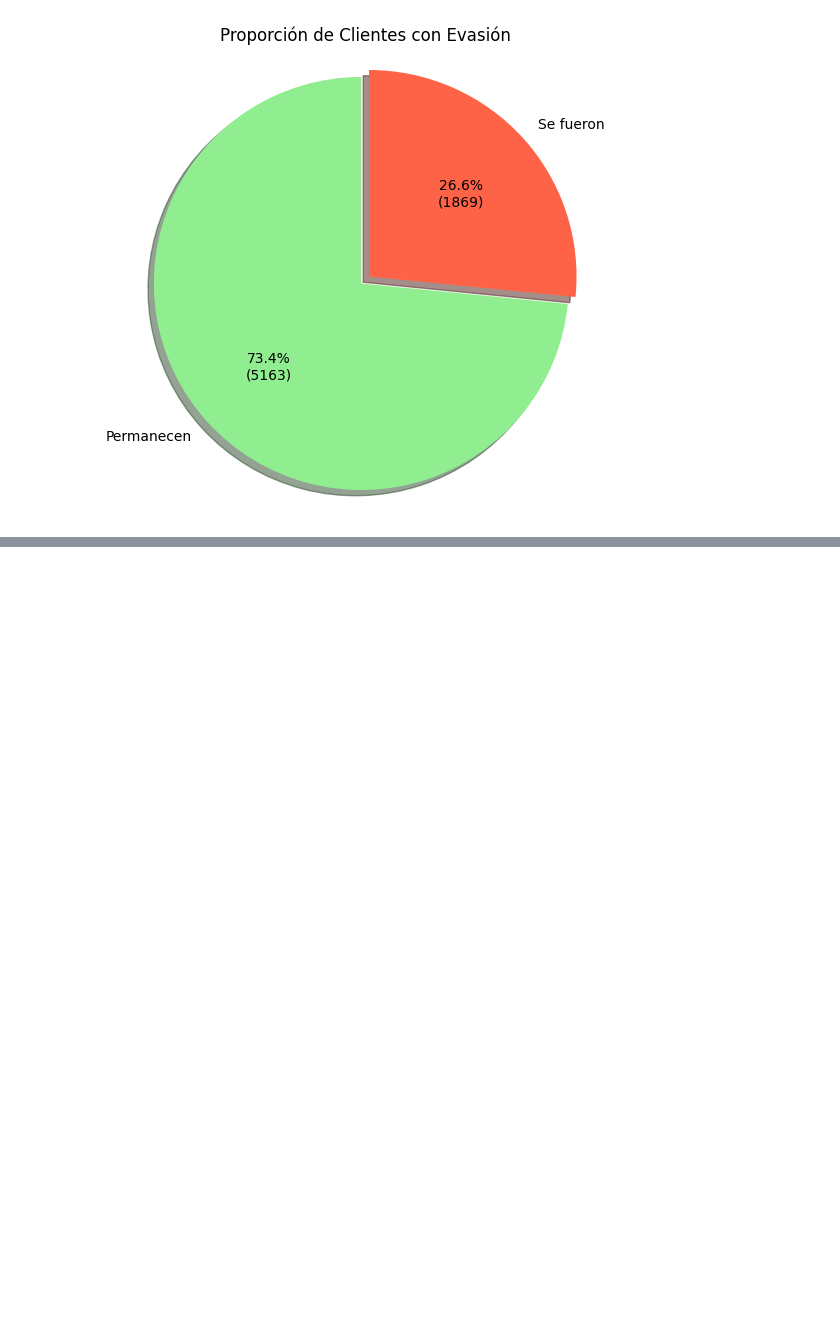
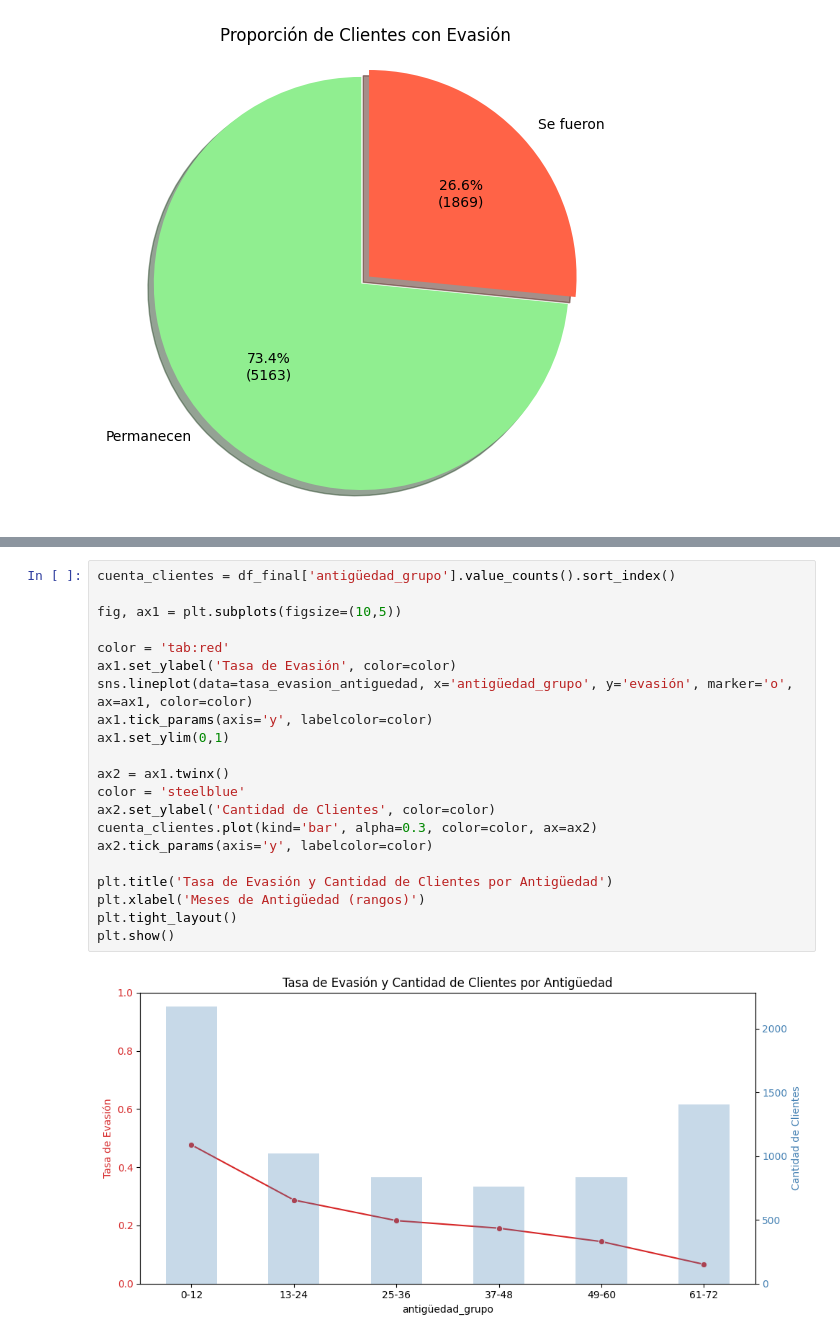
Before and after one commit to PRsant90/Challenge_datos_2, a Jupyter notebook: Challenge_Telecom_X_2.ipynb, the cells around one changed output, grey strips where cells are left out. Saved outputs shown, nothing was run; the diff lists cells and outputs as text; blank space fills up the shorter version.

```diff
--- a/Challenge_Telecom_X_2.ipynb
+++ b/Challenge_Telecom_X_2.ipynb
@@ -596,0 +626,23 @@ plt.show()
+# %%
+cuenta_clientes = df_final['antigüedad_grupo'].value_counts().sort_index()
+
+fig, ax1 = plt.subplots(figsize=(10,5))
+
+color = 'tab:red'
+ax1.set_ylabel('Tasa de Evasión', color=color)
+sns.lineplot(data=tasa_evasion_antiguedad, x='antigüedad_grupo', y='evasión', marker='o', ax=ax1, color=color)
+ax1.tick_params(axis='y', labelcolor=color)
+ax1.set_ylim(0,1)
+
+ax2 = ax1.twinx()
+color = 'steelblue'
+ax2.set_ylabel('Cantidad de Clientes', color=color)
+cuenta_clientes.plot(kind='bar', alpha=0.3, color=color, ax=ax2)
+ax2.tick_params(axis='y', labelcolor=color)
+
+plt.title('Tasa de Evasión y Cantidad de Clientes por Antigüedad')
+plt.xlabel('Meses de Antigüedad (rangos)')
+plt.tight_layout()
+plt.show()
+# %% [output]
+[figure, added]
```
Also changed, not shown: parts of 11 cells of this notebook.
